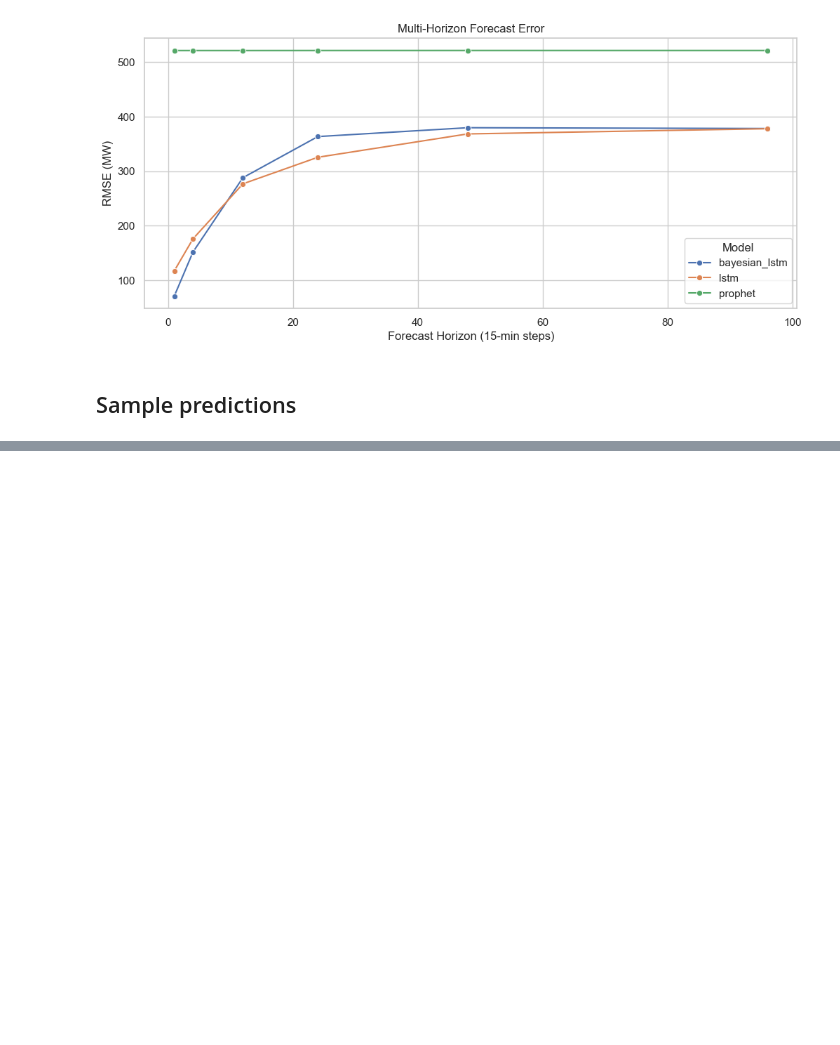
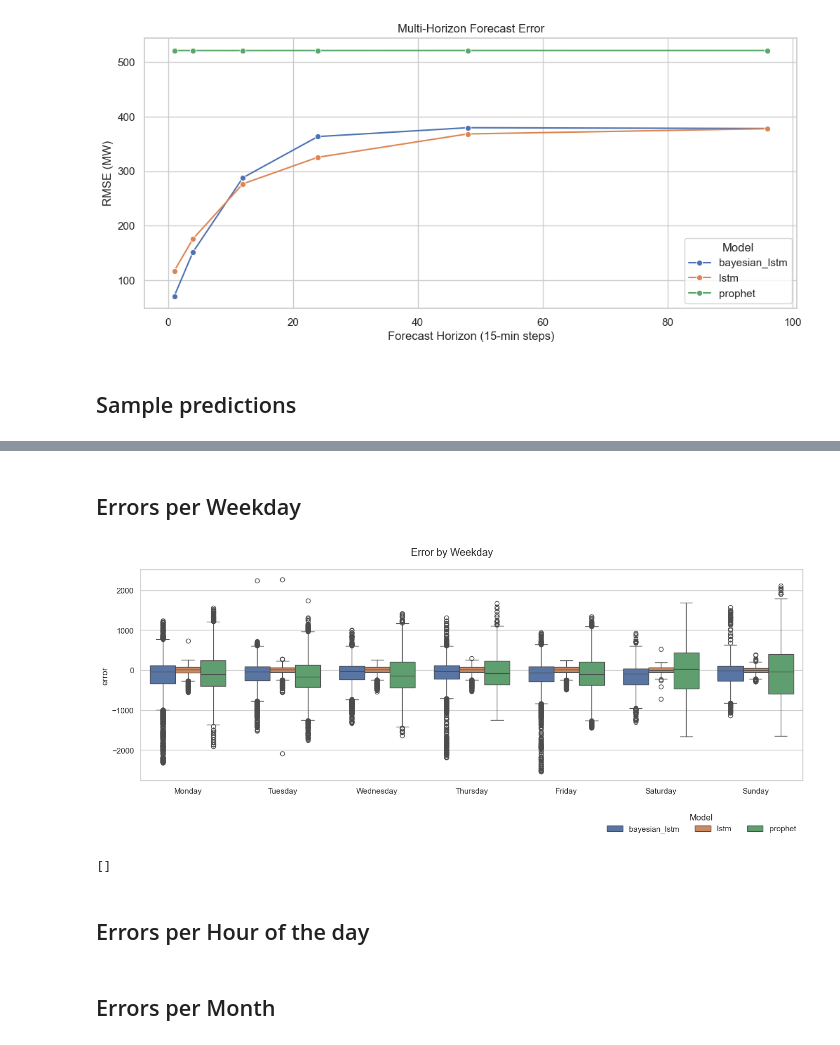
Before and after one commit to LucasHausi/probabilistic-load-forecast-project, a Jupyter notebook: notebooks/performance/model_comparison.ipynb, the cells around one changed output, grey strips where cells are left out. Saved outputs shown, nothing was run; the diff lists cells and outputs as text; code cells hidden in the pictures; blank space fills up the shorter version.

Commit message:
refine the error by weekday plot

```diff
--- a/notebooks/performance/model_comparison.ipynb
+++ b/notebooks/performance/model_comparison.ipynb
@@ -17,7 +19,10 @@ import matplotlib.pyplot as plt
 # %%
 DATA_PATH = Path("../../data/processed")
 EXPERIMENT_NAME = "fs_06_load_calendar_future_weather"
-OUTPUT_PATH = DATA_PATH / "ml_data" / EXPERIMENT_NAME
+OUTPUT_DIR = DATA_PATH / "ml_data" / EXPERIMENT_NAME
+
+X_TEST_PATH = OUTPUT_DIR / "X_test.npy"
+Y_TEST_PATH = OUTPUT_DIR / "y_test.npy"
 
 WINDOW_SIZE = 4*24*7 # 672
 
@@ -239,7 +237,7 @@ sample_y = {
 # sample_y["winter_holiday_period"]
 # %%
 # Load the scalers
-scalers_dir = OUTPUT_PATH / "scalers"
+scalers_dir = OUTPUT_DIR / "scalers"
 
 with open(scalers_dir / "y_scaler.pkl", "rb") as f:
     y_scaler = pickle.load(f)
@@ -443,0 +442,2 @@ for i, name in enumerate(["winter_holiday_period"]):
+# %% [markdown]
+## Errors per Weekday
@@ -443,0 +521,51 @@ for i, name in enumerate(["winter_holiday_period"]):
+# %%
+# Prophet prediction
+prophet_preds_flat = prophet_model.predict(preprocess_to_prophet_df(test_df, target="actual_load_mw"))["yhat"].values
+error_df["prophet"] = test_df["actual_load_mw"] - prophet_preds_flat
+# %%
+error_df["weekday"] = error_df.index.day_name()
+
+error_df_long = error_df.reset_index().melt(
+    id_vars=["period", "weekday"],
+    value_vars=["bayesian_lstm", "lstm", "prophet"],
+    var_name="model",
+    value_name="error"
+)
+# %%
+weekday_order = [
+    "Monday", "Tuesday", "Wednesday",
+    "Thursday", "Friday", "Saturday", "Sunday"
+]
+
+fig, ax = plt.subplots(1, 1, figsize=(14, 6), sharey=False)
+
+sns.boxplot(
+    data=error_df_long,
+    x="weekday",
+    y="error",
+    hue="model",
+    order=weekday_order,
+    ax=ax,
+)
+
+ax.legend(
+    title="Model",
+    loc="right",
+    bbox_to_anchor=(1, -0.2),
+    ncol=3,
+    frameon=False
+)
+
+ax.set_xlabel("")
+fig.suptitle("Error by Weekday")
+fig.tight_layout();
+# %% [output]
+[figure, added]
+# %%
+labels
+# %% [output]
+[]
+# %% [markdown]
+## Errors per Hour of the day
+# %% [markdown]
+## Errors per Month
```
Also changed, not shown: parts of 6 cells of this notebook.
